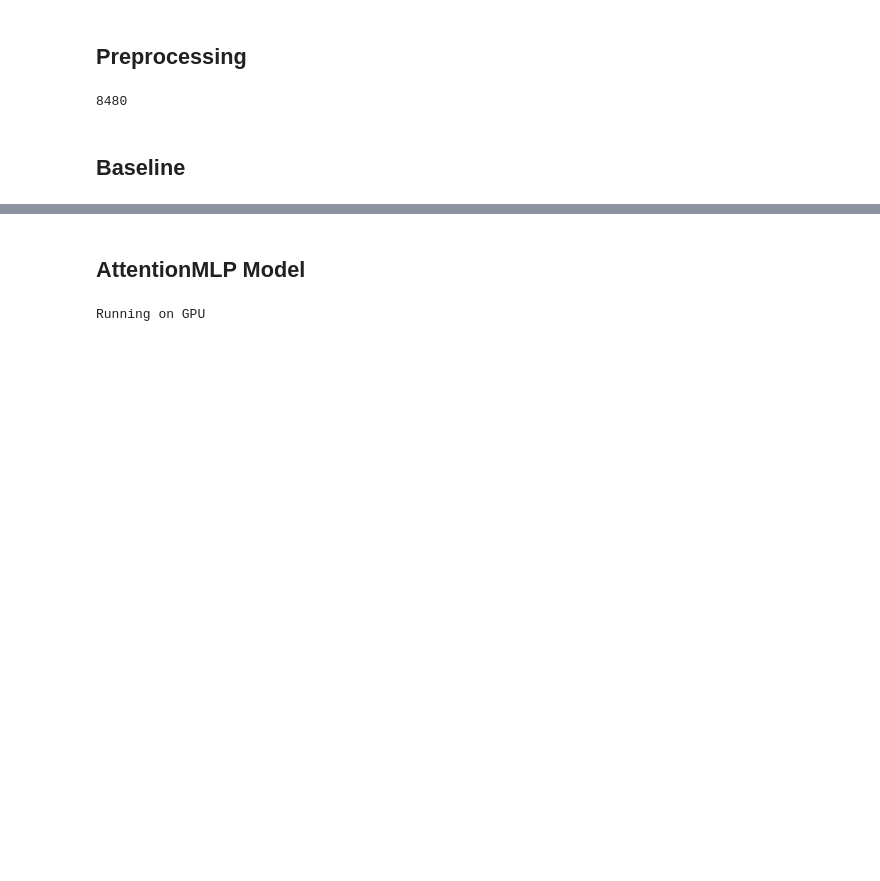
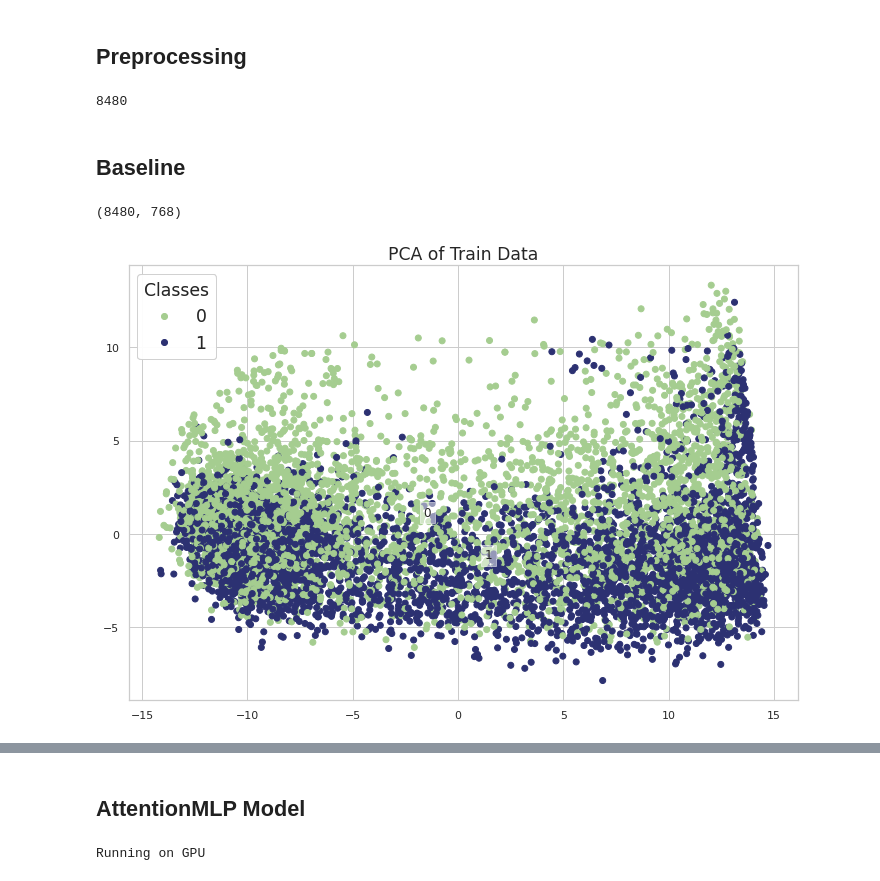
Before and after one commit to lilf4p/hlt-project, a Jupyter notebook: notebook/chunk_classification.ipynb, the cells around one changed output, grey strips where cells are left out. Cells and saved outputs as stored; diff of their text form; code cells hidden in the pictures; blank space fills up the shorter version.

```diff
--- a/notebook/chunk_classification.ipynb
+++ b/notebook/chunk_classification.ipynb
@@ -89,40 +89,43 @@ if not create_dataset:
 ## Baseline
 # %%
 import matplotlib.pyplot as plt
-from mpl_toolkits.mplot3d import Axes3D  # Importing Axes3D for 3D plotting
+import seaborn as sns
 from sklearn.decomposition import PCA
 from sklearn.preprocessing import StandardScaler
 import numpy as np
 
 scaler = StandardScaler()
-mean_train = np.array([x.mean(0).numpy() for x in train_dataset.data])
+first_chunk_train = np.array([x[0].numpy() for x in train_dataset.data])
+first_chunk_test = np.array([x[0].numpy() for x in test_dataset.data])
 
-print(mean_train.shape)
+print(first_chunk_train.shape)
 
-train_scaled = scaler.fit_transform(mean_train)
-
-pca = PCA(n_components=3)
-xpca = pca.fit_transform(train_scaled)
+pca = PCA(n_components=2)
+xpca = pca.fit_transform(first_chunk_train)
 
 fig = plt.figure(figsize=(12, 8))
-ax = fig.add_subplot(111, projection='3d')
 
 # Scatter plot
-scatter = ax.scatter(xpca[:, 0], xpca[:, 1], xpca[:, 2], c=train_dataset.labels, cmap='viridis')
+scatter = plt.scatter(xpca[:, 0], xpca[:, 1], c=train_dataset.labels, cmap='crest')
 
-# Adding legend for positive and negative classes
-plt.legend(handles=[plt.Line2D([0], [0], marker='o', color='w', markerfacecolor='blue', markersize=10, label='Negative'),
-                    plt.Line2D([0], [0], marker='o', color='w', markerfacecolor='orange', markersize=10, label='Positive')],
-           loc='upper right')
+# Get legend handles and labels
+legend1 = plt.legend(*scatter.legend_elements(), title="Classes", fontsize = 'x-large', title_fontsize = 'x-large')
 
-# Set labels and title
-ax.set_xlabel('PC 1')
-ax.set_ylabel('PC 2')
-ax.set_zlabel('PC 3')
-plt.title('PCA of Train Data')
+# Add legend to the plot
+plt.gca().add_artist(legend1)
+# Get unique class labels
+unique_labels = np.unique(train_dataset.labels)
+# Add custom labels for class 0 and class 1
+for label in unique_labels:
+    plt.text(xpca[train_dataset.labels == label, 0].mean(), xpca[train_dataset.labels == label, 1].mean(), str(label),
+             horizontalalignment='center',
+             verticalalignment='center',
+             bbox=dict(facecolor='white', alpha=0.5))
 
-# Add colorbar
-plt.colorbar(scatter, label='Class')
+plt.title('PCA of Train Data', fontsize='x-large')
 
 plt.show()
+# %% [output]
+(8480, 768)
+[figure, added]
 # %%
```
Also changed, not shown: parts of 13 cells of this notebook, 1 other file.
